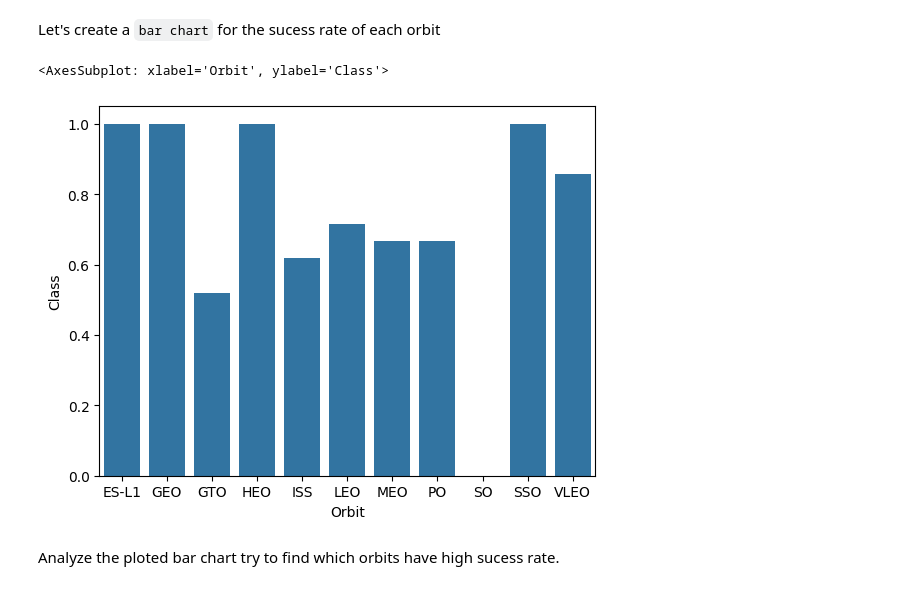
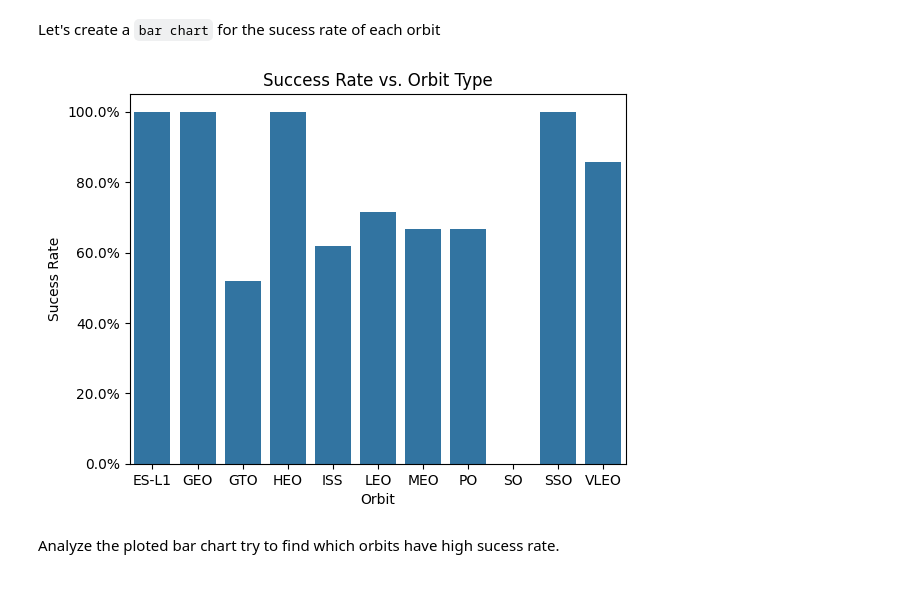
Before and after one commit to osjuquiga/IBM-Data-Sciene-Capstone, a Jupyter notebook: jupyter-labs-eda-dataviz.ipynb, the cells around one changed output. Saved outputs shown, nothing was run; the diff lists cells and outputs as text; code cells hidden in the pictures.

```diff
--- a/jupyter-labs-eda-dataviz.ipynb
+++ b/jupyter-labs-eda-dataviz.ipynb
@@ -109,12 +121,17 @@ Next, we want to visually check if there are any relationship between success ra
 Let's create a `bar chart` for the sucess rate of each orbit
 # %%
 # HINT use groupby method on Orbit column and get the mean of Class column
+import matplotlib.ticker as ticker
+
 dfgroup = df.groupby('Orbit')['Class'].mean()
-
-sns.barplot(dfgroup)
+plot = sns.barplot(dfgroup)
+plt.title('Success Rate vs. Orbit Type')
+plt.ylabel('Sucess Rate')
+yticker = ticker.FuncFormatter(lambda x, pos: '{}%'.format(round(x*100,1)))
+plot.axes.get_yaxis().set_major_formatter(yticker)
+plt.show(plot)
 # %% [output]
-<AxesSubplot: xlabel='Orbit', ylabel='Class'>
-[figure, old version]
+[figure, new version]
 # %% [markdown]
 Analyze the ploted bar chart try to find which orbits have high sucess rate.
 # %% [markdown]
```
Also changed, not shown: parts of 5 cells of this notebook.
